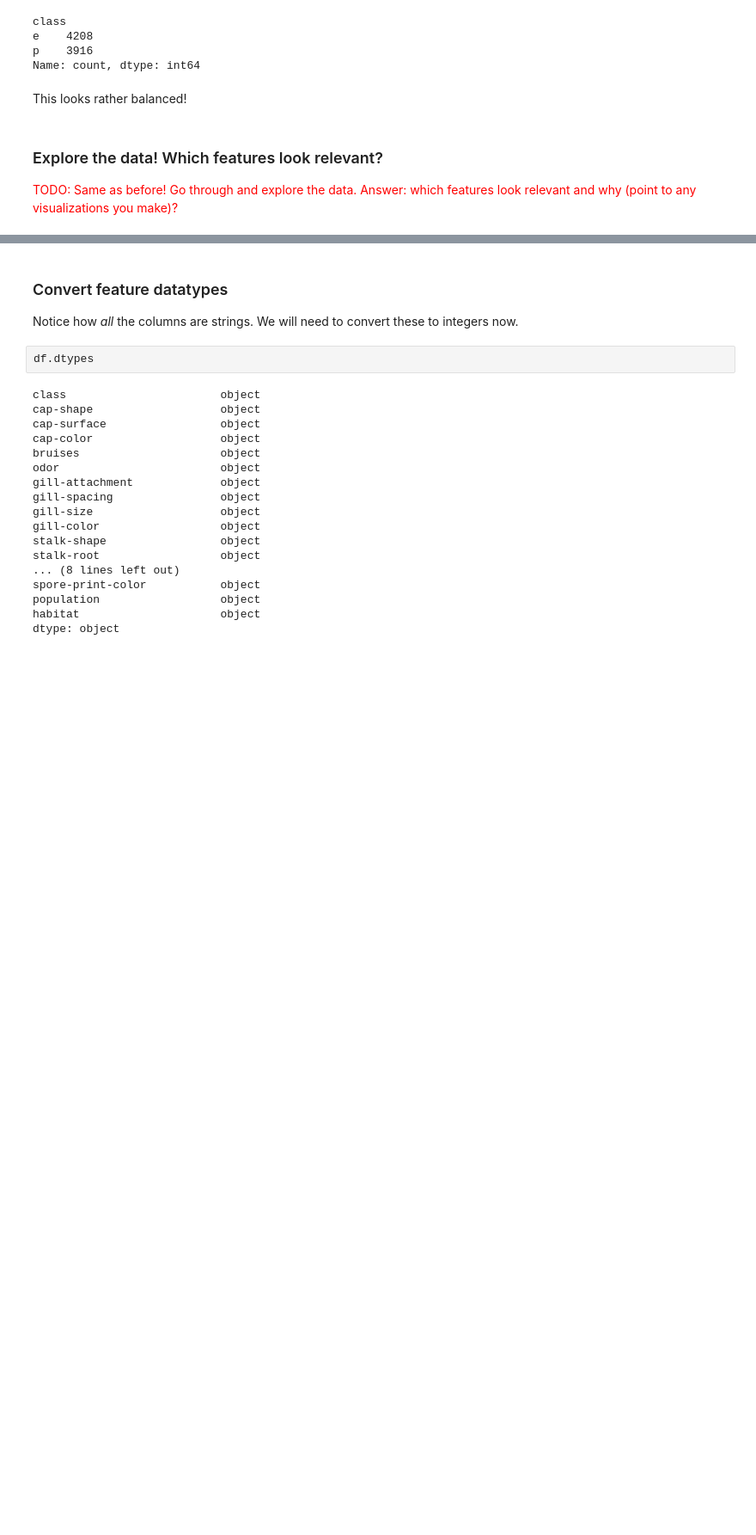
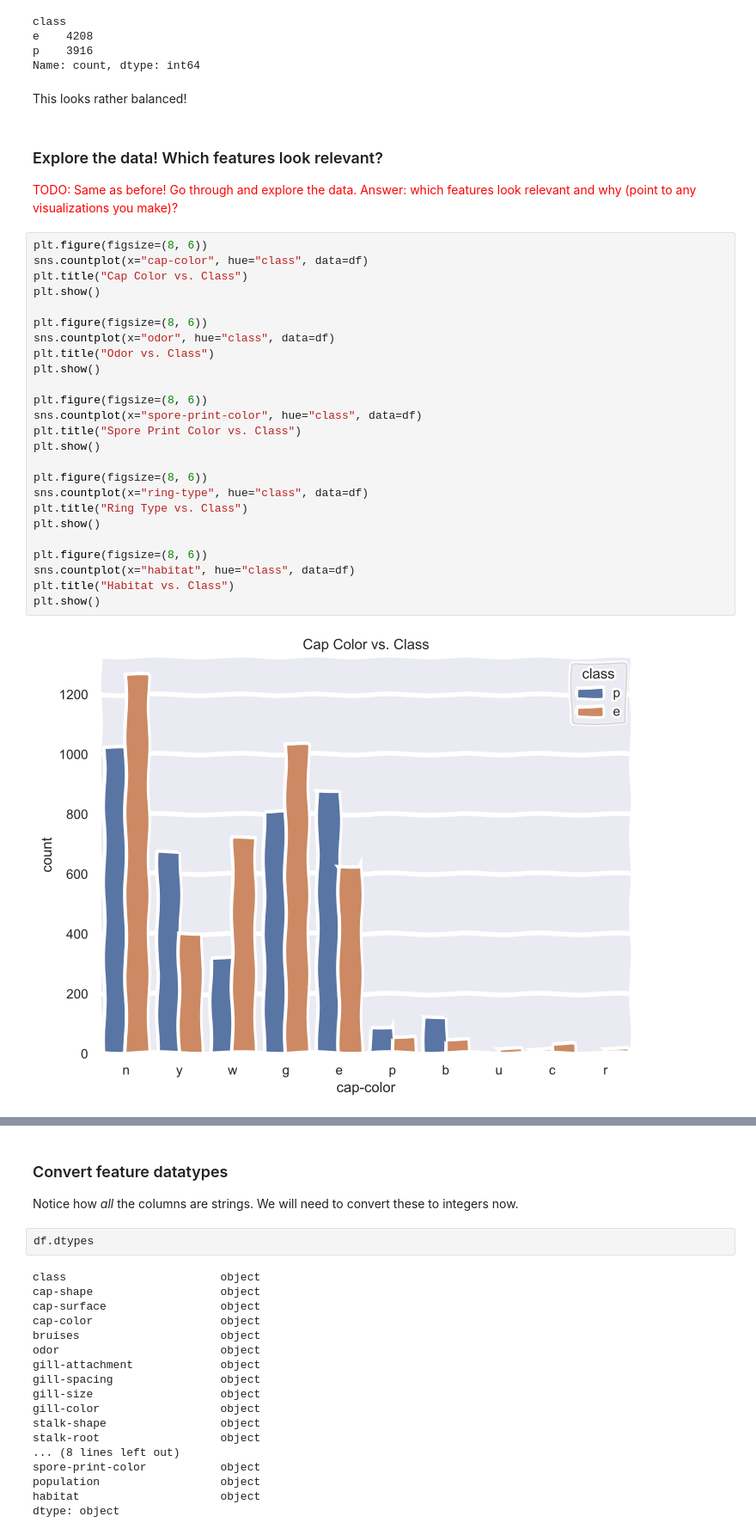
Before and after one commit to Clubin1/ITCS-3162, a Jupyter notebook: excersise-4/Scikit Learn Exercise.ipynb, the cells around one changed output, grey strips where cells are left out. Shown at 86% size. Saved outputs shown, nothing was run; the diff lists cells and outputs as text; blank space fills up the shorter version.

```diff
--- a/excersise-4/Scikit Learn Exercise.ipynb
+++ b/excersise-4/Scikit Learn Exercise.ipynb
@@ -412,3 +418,30 @@ This looks rather balanced!
 # %% [markdown]
 ### Explore the data! Which features look relevant?
 <font color="red">TODO: Same as before! Go through and explore the data. Answer: which features look relevant and why (point to any visualizations you make)?</font>
+# %%
+plt.figure(figsize=(8, 6))
+sns.countplot(x="cap-color", hue="class", data=df)
+plt.title("Cap Color vs. Class")
+plt.show()
+
+plt.figure(figsize=(8, 6))
+sns.countplot(x="odor", hue="class", data=df)
+plt.title("Odor vs. Class")
+plt.show()
+
+plt.figure(figsize=(8, 6))
+sns.countplot(x="spore-print-color", hue="class", data=df)
+plt.title("Spore Print Color vs. Class")
+plt.show()
+
+plt.figure(figsize=(8, 6))
+sns.countplot(x="ring-type", hue="class", data=df)
+plt.title("Ring Type vs. Class")
+plt.show()
+
+plt.figure(figsize=(8, 6))
+sns.countplot(x="habitat", hue="class", data=df)
+plt.title("Habitat vs. Class")
+plt.show()
+# %% [output]
+[figure, added]
```
Also changed, not shown: parts of 16 cells of this notebook, 4 other files.
